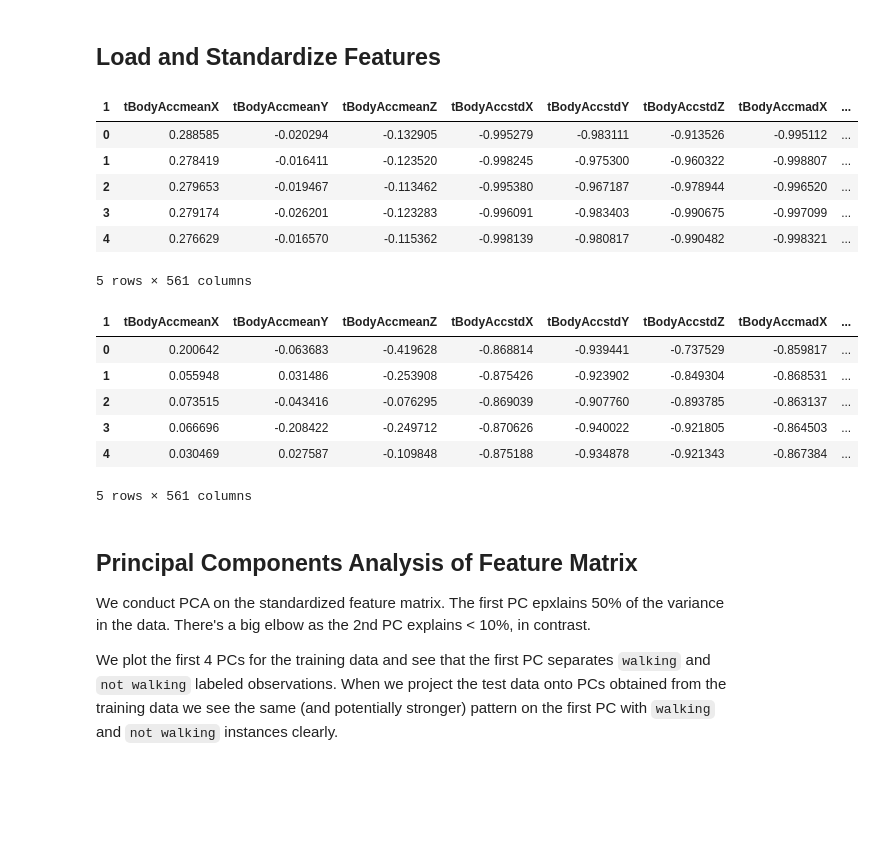
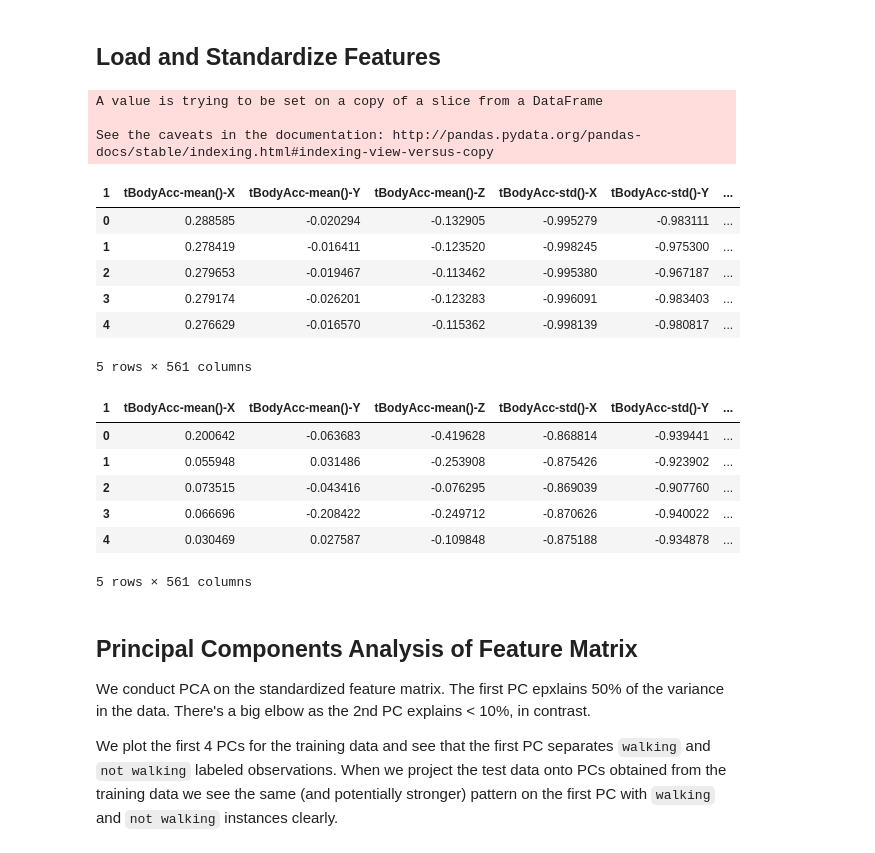
Before and after one commit to ssoi/pc_lasso, a Jupyter notebook: notebooks/eda.ipynb, the cells around one changed output. Drawn from its saved outputs; the diff is of its cells as text; code cells hidden in the pictures; blank space fills up the shorter version.

```diff
--- a/notebooks/eda.ipynb
+++ b/notebooks/eda.ipynb
@@ -91,19 +92,35 @@ label_test_df['walking'] = np.where(label_test_df['labels'] < 4, 1, 0)
 # %%
 FEATURES_METADATA = 'features.txt'
 
 features_metadata = pd.read_csv(os.path.join(DATA_DIR, FEATURES_METADATA), delim_whitespace=True, header=None)
-feature_train_df.columns = features_metadata[1].str.replace('[(|)|,-]', '')
-feature_test_df.columns = features_metadata[1].str.replace('[(|)|,-]', '')
+
+# rename duplicate columns
+column_names, counts = np.unique(features_metadata[1], return_counts=True)
+column_counts = dict(zip(column_names, counts))
+
+for column_name, count in column_counts.items():
+    if count > 1:
+        dup_idx = features_metadata[1] == column_name
+        features_metadata[1][dup_idx] = [
+            '{}-{}'.format(dup, idx)
+            for idx, dup in enumerate(features_metadata[1][dup_idx])
+        ]
+
+feature_train_df.columns = features_metadata[1]
+feature_test_df.columns = features_metadata[1]
 
 feature_train_df.head()
 # %% [output]
+A value is trying to be set on a copy of a slice from a DataFrame
+
+See the caveats in the documentation: http://pandas.pydata.org/pandas-docs/stable/indexing.html#indexing-view-versus-copy
-| 1 | tBodyAccmeanX | tBodyAccmeanY | tBodyAccmeanZ | tBodyAccstdX | tBodyAccstdY | tBodyAccstdZ | tBodyAccmadX | ... |
-| 0 | 0.288585 | -0.020294 | -0.132905 | -0.995279 | -0.983111 | -0.913526 | -0.995112 | ... |
-| 1 | 0.278419 | -0.016411 | -0.123520 | -0.998245 | -0.975300 | -0.960322 | -0.998807 | ... |
-| 2 | 0.279653 | -0.019467 | -0.113462 | -0.995380 | -0.967187 | -0.978944 | -0.996520 | ... |
-| 3 | 0.279174 | -0.026201 | -0.123283 | -0.996091 | -0.983403 | -0.990675 | -0.997099 | ... |
-| 4 | 0.276629 | -0.016570 | -0.115362 | -0.998139 | -0.980817 | -0.990482 | -0.998321 | ... |
+| 1 | tBodyAcc-mean()-X | tBodyAcc-mean()-Y | tBodyAcc-mean()-Z | tBodyAcc-std()-X | tBodyAcc-std()-Y | ... |
+| 0 | 0.288585 | -0.020294 | -0.132905 | -0.995279 | -0.983111 | ... |
+| 1 | 0.278419 | -0.016411 | -0.123520 | -0.998245 | -0.975300 | ... |
+| 2 | 0.279653 | -0.019467 | -0.113462 | -0.995380 | -0.967187 | ... |
+| 3 | 0.279174 | -0.026201 | -0.123283 | -0.996091 | -0.983403 | ... |
+| 4 | 0.276629 | -0.016570 | -0.115362 | -0.998139 | -0.980817 | ... |
-5 rows × 561 columns
+5 rows × 561 columns
 # %%
 feature_scaler = StandardScaler()
 
@@ -113,12 +130,12 @@ feature_train_scaled_df.columns = feature_train_df.columns
 
 feature_train_scaled_df.head()
 # %% [output]
-| 1 | tBodyAccmeanX | tBodyAccmeanY | tBodyAccmeanZ | tBodyAccstdX | tBodyAccstdY | tBodyAccstdZ | tBodyAccmadX | ... |
-| 0 | 0.200642 | -0.063683 | -0.419628 | -0.868814 | -0.939441 | -0.737529 | -0.859817 | ... |
-| 1 | 0.055948 | 0.031486 | -0.253908 | -0.875426 | -0.923902 | -0.849304 | -0.868531 | ... |
-| 2 | 0.073515 | -0.043416 | -0.076295 | -0.869039 | -0.907760 | -0.893785 | -0.863137 | ... |
-| 3 | 0.066696 | -0.208422 | -0.249712 | -0.870626 | -0.940022 | -0.921805 | -0.864503 | ... |
-| 4 | 0.030469 | 0.027587 | -0.109848 | -0.875188 | -0.934878 | -0.921343 | -0.867384 | ... |
+| 1 | tBodyAcc-mean()-X | tBodyAcc-mean()-Y | tBodyAcc-mean()-Z | tBodyAcc-std()-X | tBodyAcc-std()-Y | ... |
+| 0 | 0.200642 | -0.063683 | -0.419628 | -0.868814 | -0.939441 | ... |
+| 1 | 0.055948 | 0.031486 | -0.253908 | -0.875426 | -0.923902 | ... |
+| 2 | 0.073515 | -0.043416 | -0.076295 | -0.869039 | -0.907760 | ... |
+| 3 | 0.066696 | -0.208422 | -0.249712 | -0.870626 | -0.940022 | ... |
+| 4 | 0.030469 | 0.027587 | -0.109848 | -0.875188 | -0.934878 | ... |
 5 rows × 561 columns
 # %% [markdown]
 ## Principal Components Analysis of Feature Matrix
```
Also changed, not shown: parts of 9 cells of this notebook, 1 other file.
